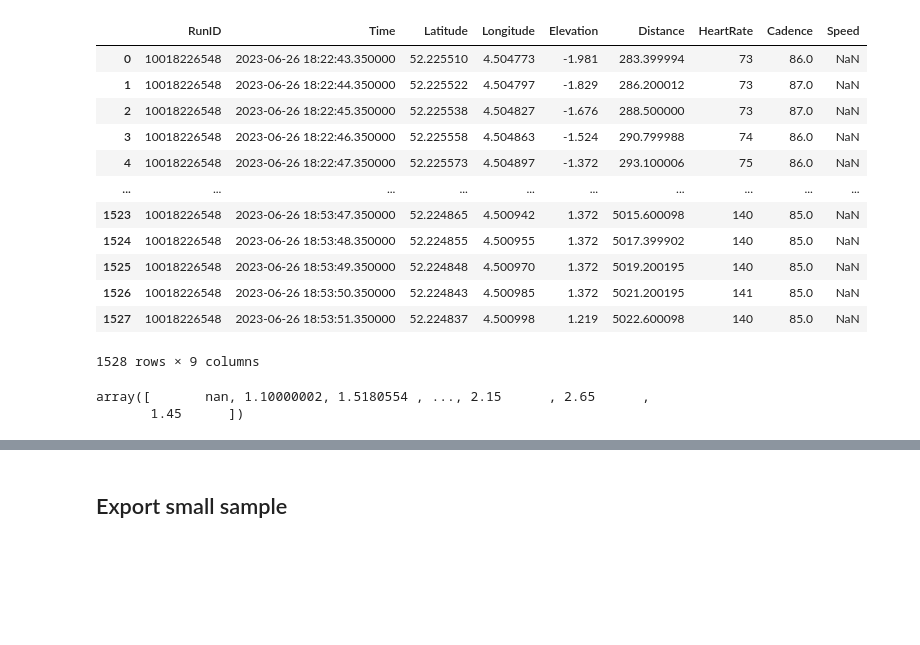
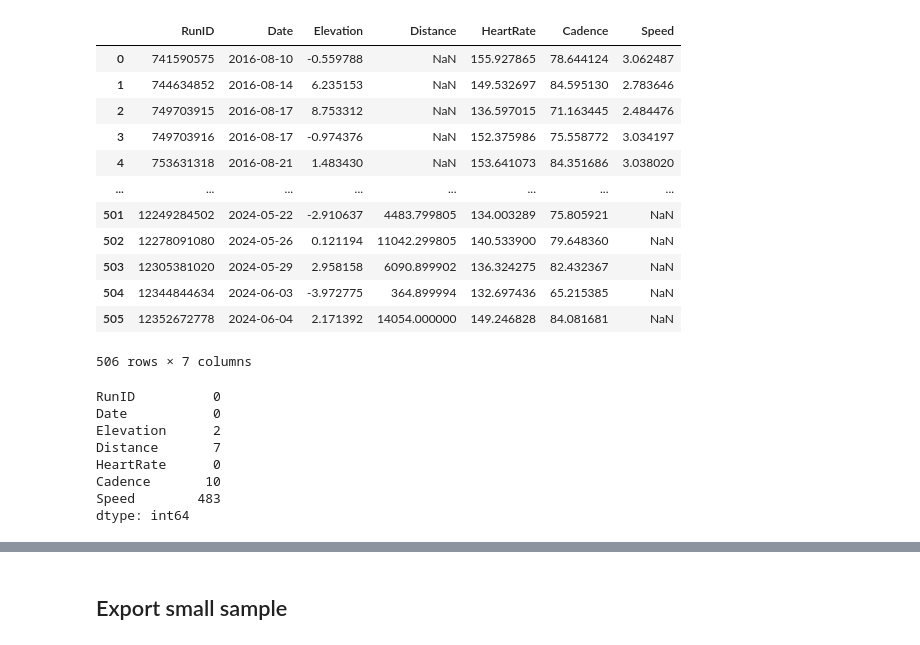
Before and after one commit to JJWRoeloffs/MLQS_group49, a Jupyter notebook: EDA.ipynb, the cells around one changed output, grey strips where cells are left out. Drawn from its saved outputs; the diff is of its cells as text; code cells hidden in the pictures; blank space fills up the shorter version.

```diff
--- a/EDA.ipynb
+++ b/EDA.ipynb
@@ -7,21 +34,0 @@ data = pd.read_csv('processed_data/first_pass.csv')
-# %%
-data[data["RunID"] == 10018226548]
-# %% [output]
-|  | RunID | Time | Latitude | Longitude | Elevation | Distance | HeartRate | Cadence | Speed |
-| 0 | 10018226548 | 2023-06-26 18:22:43.350000 | 52.225510 | 4.504773 | -1.981 | 283.399994 | 73 | 86.0 | NaN |
-| 1 | 10018226548 | 2023-06-26 18:22:44.350000 | 52.225522 | 4.504797 | -1.829 | 286.200012 | 73 | 87.0 | NaN |
-| 2 | 10018226548 | 2023-06-26 18:22:45.350000 | 52.225538 | 4.504827 | -1.676 | 288.500000 | 73 | 87.0 | NaN |
-| 3 | 10018226548 | 2023-06-26 18:22:46.350000 | 52.225558 | 4.504863 | -1.524 | 290.799988 | 74 | 86.0 | NaN |
-| 4 | 10018226548 | 2023-06-26 18:22:47.350000 | 52.225573 | 4.504897 | -1.372 | 293.100006 | 75 | 86.0 | NaN |
-| ... | ... | ... | ... | ... | ... | ... | ... | ... | ... |
-| 1523 | 10018226548 | 2023-06-26 18:53:47.350000 | 52.224865 | 4.500942 | 1.372 | 5015.600098 | 140 | 85.0 | NaN |
-| 1524 | 10018226548 | 2023-06-26 18:53:48.350000 | 52.224855 | 4.500955 | 1.372 | 5017.399902 | 140 | 85.0 | NaN |
-| 1525 | 10018226548 | 2023-06-26 18:53:49.350000 | 52.224848 | 4.500970 | 1.372 | 5019.200195 | 140 | 85.0 | NaN |
-| 1526 | 10018226548 | 2023-06-26 18:53:50.350000 | 52.224843 | 4.500985 | 1.372 | 5021.200195 | 141 | 85.0 | NaN |
-| 1527 | 10018226548 | 2023-06-26 18:53:51.350000 | 52.224837 | 4.500998 | 1.219 | 5022.600098 | 140 | 85.0 | NaN |
-1528 rows × 9 columns
-# %%
-data['Speed'].unique()
-# %% [output]
-array([       nan, 1.10000002, 1.5180554 , ..., 2.15      , 2.65      ,
-       1.45      ])
@@ -27,0 +57,27 @@ array([       nan, 1.10000002, 1.5180554 , ..., 2.15      , 2.65      ,
+# %%
+data_per_run
+# %% [output]
+|  | RunID | Date | Elevation | Distance | HeartRate | Cadence | Speed |
+| 0 | 741590575 | 2016-08-10 | -0.559788 | NaN | 155.927865 | 78.644124 | 3.062487 |
+| 1 | 744634852 | 2016-08-14 | 6.235153 | NaN | 149.532697 | 84.595130 | 2.783646 |
+| 2 | 749703915 | 2016-08-17 | 8.753312 | NaN | 136.597015 | 71.163445 | 2.484476 |
+| 3 | 749703916 | 2016-08-17 | -0.974376 | NaN | 152.375986 | 75.558772 | 3.034197 |
+| 4 | 753631318 | 2016-08-21 | 1.483430 | NaN | 153.641073 | 84.351686 | 3.038020 |
+| ... | ... | ... | ... | ... | ... | ... | ... |
+| 501 | 12249284502 | 2024-05-22 | -2.910637 | 4483.799805 | 134.003289 | 75.805921 | NaN |
+| 502 | 12278091080 | 2024-05-26 | 0.121194 | 11042.299805 | 140.533900 | 79.648360 | NaN |
+| 503 | 12305381020 | 2024-05-29 | 2.958158 | 6090.899902 | 136.324275 | 82.432367 | NaN |
+| 504 | 12344844634 | 2024-06-03 | -3.972775 | 364.899994 | 132.697436 | 65.215385 | NaN |
+| 505 | 12352672778 | 2024-06-04 | 2.171392 | 14054.000000 | 149.246828 | 84.081681 | NaN |
+506 rows × 7 columns
+# %%
+data_per_run.isna().sum()
+# %% [output]
+RunID          0
+Date           0
+Elevation      2
+Distance       7
+HeartRate      0
+Cadence       10
+Speed        483
+dtype: int64
```
Also changed, not shown: parts of 15 cells of this notebook, 1 other file.
